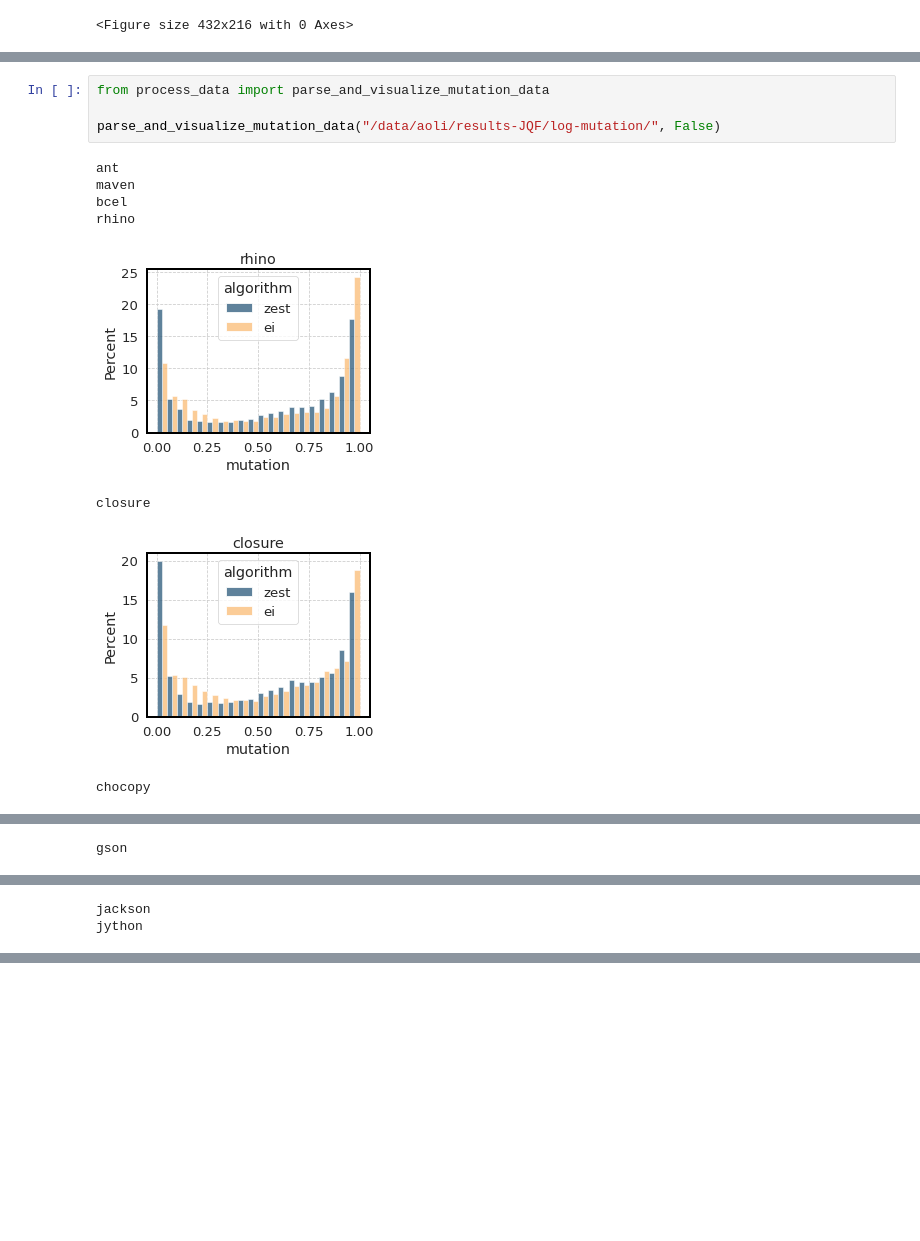
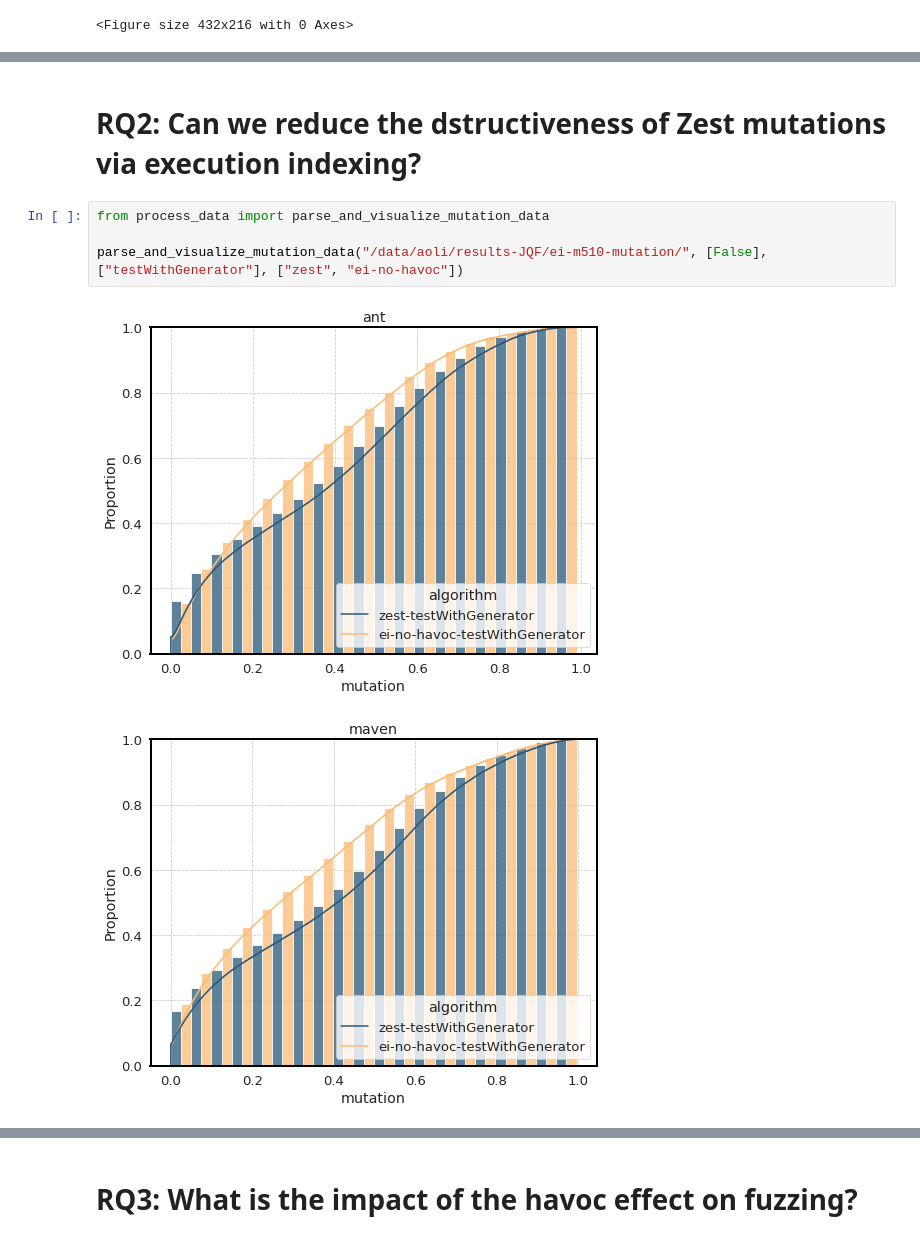
Before and after one commit to aoli-al/JQF-ei, a Jupyter notebook: scripts/experiments/ei/paper_figs.ipynb, the cells around one changed output, grey strips where cells are left out. Drawn from its saved outputs; the diff is of its cells as text; blank space fills up the shorter version.

```diff
--- a/scripts/experiments/ei/paper_figs.ipynb
+++ b/scripts/experiments/ei/paper_figs.ipynb
@@ -84,13 +101,9 @@ parse_and_visualize_mutation_data("/data/aoli/results-JQF/log-mutation/", True)
+# %% [markdown]
+# RQ2: Can we reduce the dstructiveness of Zest mutations via execution indexing?
 # %%
 from process_data import parse_and_visualize_mutation_data
 
-parse_and_visualize_mutation_data("/data/aoli/results-JQF/log-mutation/", False)
+parse_and_visualize_mutation_data("/data/aoli/results-JQF/ei-m510-mutation/", [False], ["testWithGenerator"], ["zest", "ei-no-havoc"])
 # %% [output]
-ant
-maven
-bcel
-rhino
-[figure, old version]
+[figure, new version]
-closure
-[figure, old version]
+[figure, new version]
-chocopy
@@ -98 +110,0 @@ chocopy
-gson
@@ -100,2 +111,0 @@ gson
-jackson
-jython
@@ -101,0 +116,2 @@ jython
+# %% [markdown]
+# RQ3: What is the impact of the havoc effect on fuzzing?
```
Also changed, not shown: parts of 6 cells of this notebook, 6 other files.
